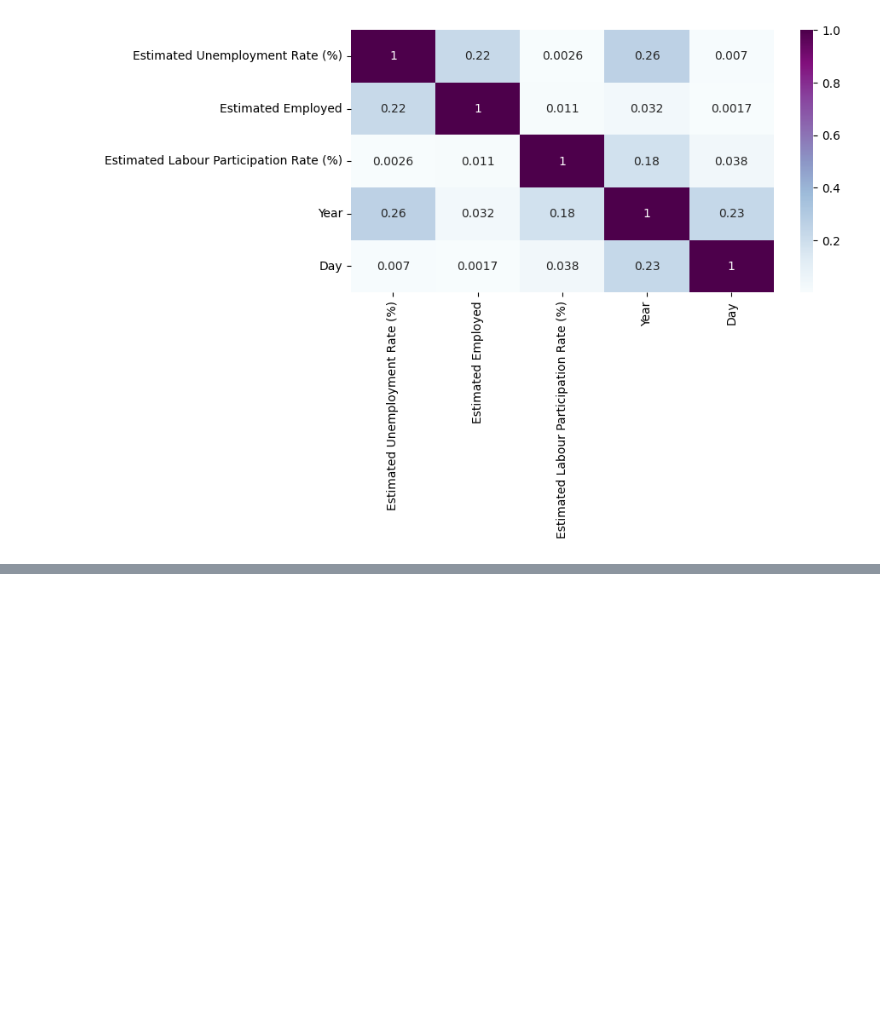
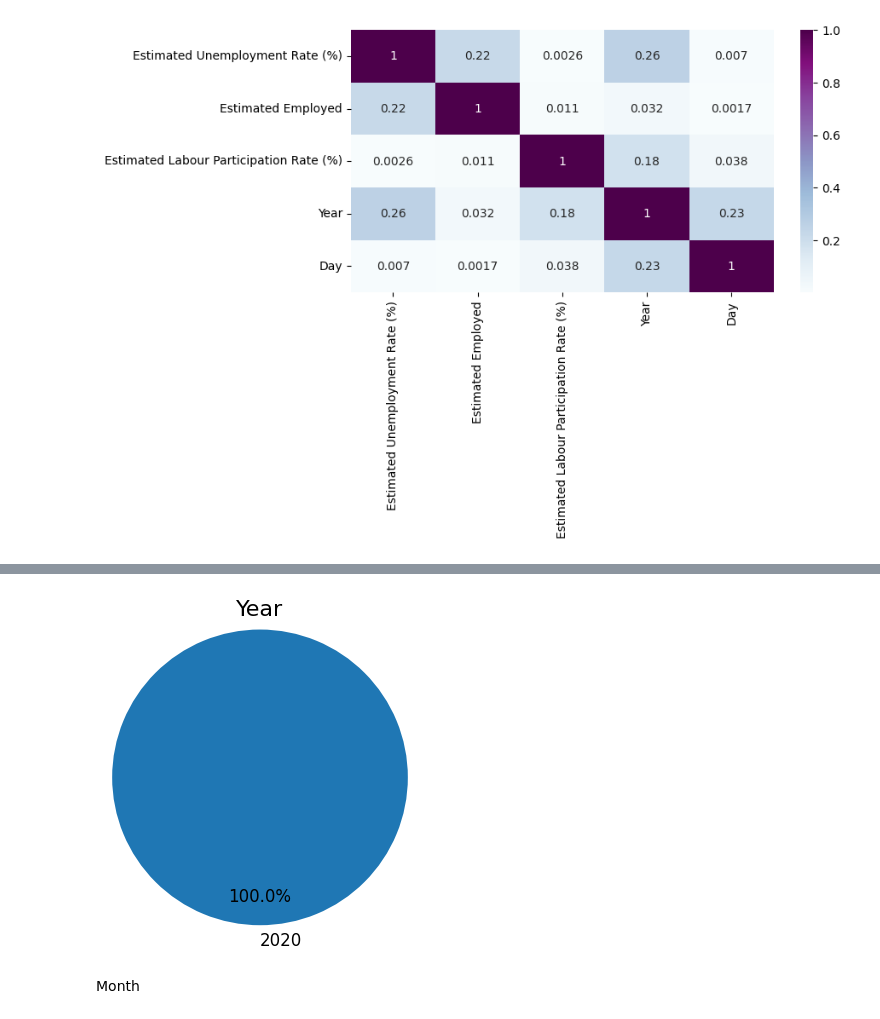
Before and after one commit to divyakedia/OIBSIP, a Jupyter notebook: Unemployment_Analysis.ipynb, the cells around one changed output, grey strips where cells are left out. Drawn from its saved outputs; the diff is of its cells as text; code cells hidden in the pictures; blank space fills up the shorter version.

```diff
--- a/Unemployment_Analysis.ipynb
+++ b/Unemployment_Analysis.ipynb
@@ -322,0 +543,12 @@ histo.show()
+# %%
+Year =data_set2["Year"].value_counts()
+plt.figure(figsize=(4,4))
+plt.pie(Year, labels=Year.index, autopct='%1.1f%%', pctdistance=0.8, labeldistance=1.1,
+        radius=1.2, startangle=90,
+        textprops=dict(color="black", fontsize=12), counterclock=False)
+plt.title('Year', fontsize=16)
+plt.show()
+# %% [output]
+[figure, added]
+# %% [markdown]
+Month
```
Also changed, not shown: parts of 44 cells of this notebook.
